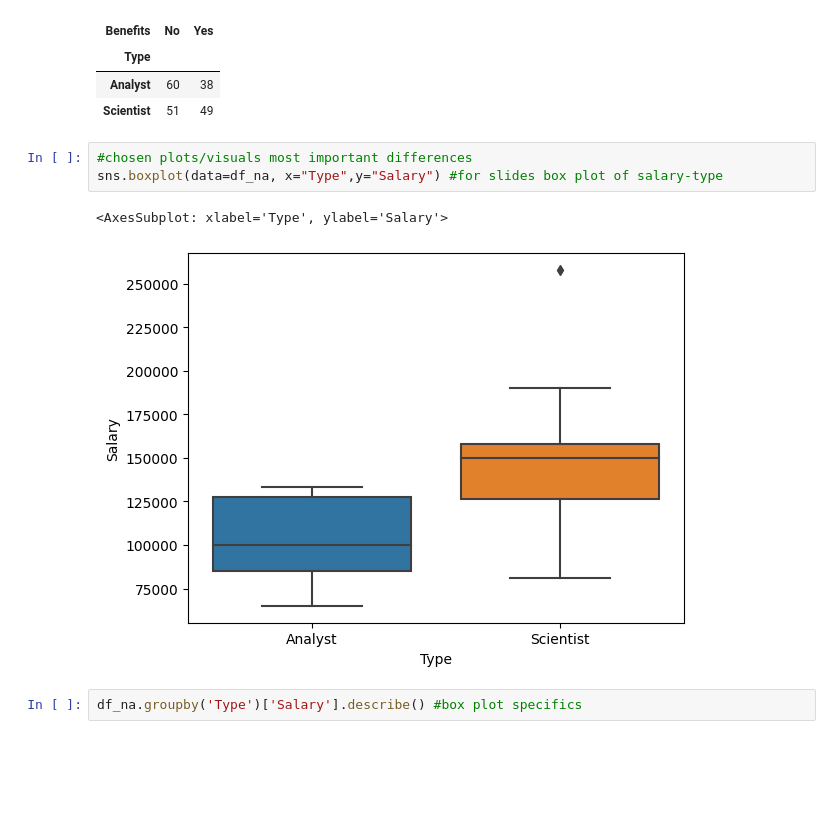
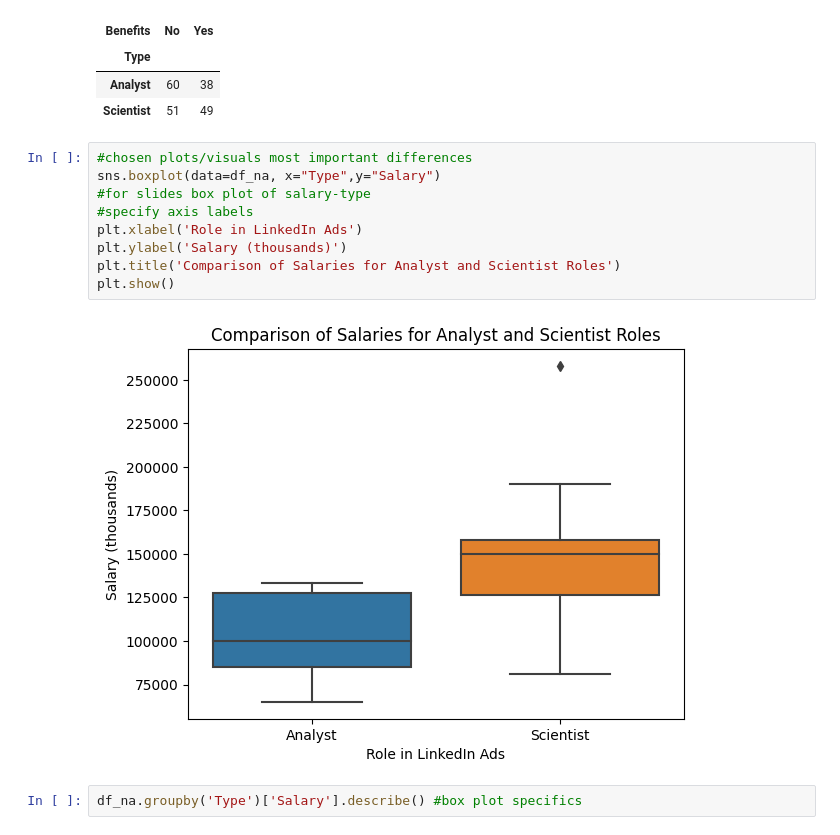
Before and after one commit to clwchanx/STA-141B, a Jupyter notebook: Data Visualizations (seaborn pairs and specific visuals) & Data Collection.ipynb, the cells around one changed output. Drawn from its saved outputs; the diff is of its cells as text; blank space fills up the shorter version.

Commit message:
Labeled title and axes for the visuals elaborated on

```diff
--- a/Data Visualizations (seaborn pairs and specific visuals) & Data Collection.ipynb
+++ b/Data Visualizations (seaborn pairs and specific visuals) & Data Collection.ipynb
@@ -339,10 +339,15 @@ crosstable
 | Scientist | 51 | 49 |
 # %%
 #chosen plots/visuals most important differences
-sns.boxplot(data=df_na, x="Type",y="Salary") #for slides box plot of salary-type
+sns.boxplot(data=df_na, x="Type",y="Salary")
+#for slides box plot of salary-type
+#specify axis labels
+plt.xlabel('Role in LinkedIn Ads')
+plt.ylabel('Salary (thousands)')
+plt.title('Comparison of Salaries for Analyst and Scientist Roles')
+plt.show()
 # %% [output]
-<AxesSubplot: xlabel='Type', ylabel='Salary'>
-[figure, old version]
+[figure, new version]
 # %%
 df_na.groupby('Type')['Salary'].describe() #box plot specifics
 # %% [output]
```
Also changed, not shown: parts of 5 cells of this notebook.
